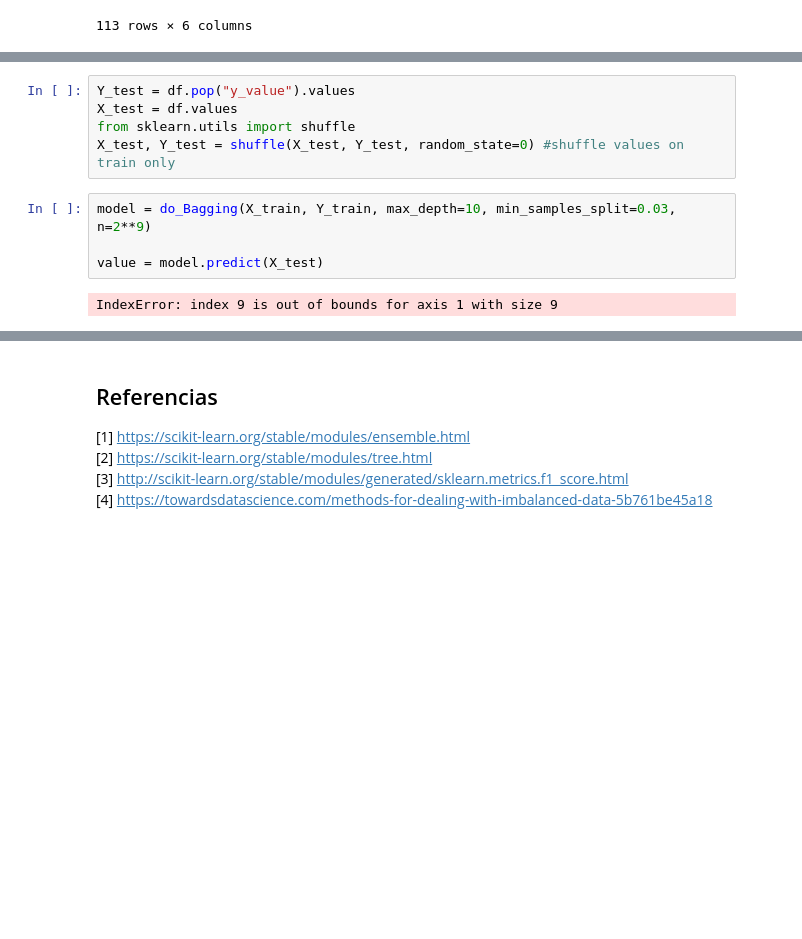
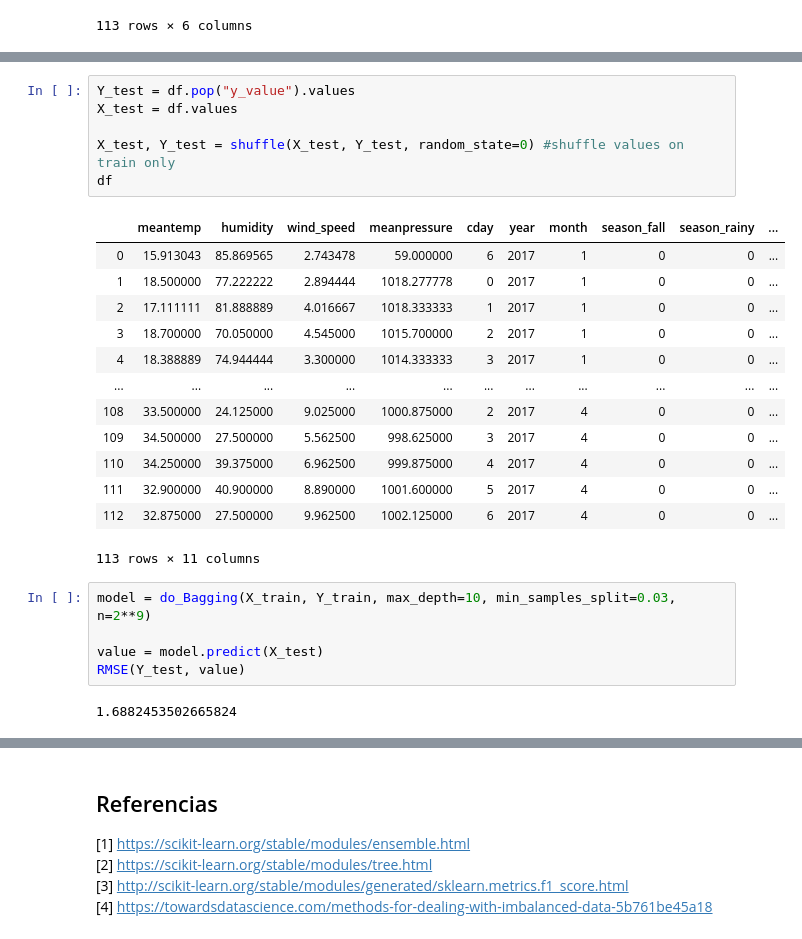
Before and after one commit to godinezseba/Tarea-3-MachineLearning, a Jupyter notebook: Seccion 1/Sección 1.ipynb, the cells around one changed output, grey strips where cells are left out. Cells and saved outputs as stored; diff of their text form; blank space fills up the shorter version.

```diff
--- a/Seccion 1/Sección 1.ipynb
+++ b/Seccion 1/Sección 1.ipynb
@@ -495,11 +500,27 @@ df
 # %%
 Y_test = df.pop("y_value").values
 X_test = df.values
-from sklearn.utils import shuffle
+
 X_test, Y_test = shuffle(X_test, Y_test, random_state=0) #shuffle values on train only
+df
+# %% [output]
+|  | meantemp | humidity | wind_speed | meanpressure | cday | year | month | season_fall | season_rainy | ... |
+| 0 | 15.913043 | 85.869565 | 2.743478 | 59.000000 | 6 | 2017 | 1 | 0 | 0 | ... |
+| 1 | 18.500000 | 77.222222 | 2.894444 | 1018.277778 | 0 | 2017 | 1 | 0 | 0 | ... |
+| 2 | 17.111111 | 81.888889 | 4.016667 | 1018.333333 | 1 | 2017 | 1 | 0 | 0 | ... |
+| 3 | 18.700000 | 70.050000 | 4.545000 | 1015.700000 | 2 | 2017 | 1 | 0 | 0 | ... |
+| 4 | 18.388889 | 74.944444 | 3.300000 | 1014.333333 | 3 | 2017 | 1 | 0 | 0 | ... |
+| ... | ... | ... | ... | ... | ... | ... | ... | ... | ... | ... |
+| 108 | 33.500000 | 24.125000 | 9.025000 | 1000.875000 | 2 | 2017 | 4 | 0 | 0 | ... |
+| 109 | 34.500000 | 27.500000 | 5.562500 | 998.625000 | 3 | 2017 | 4 | 0 | 0 | ... |
+| 110 | 34.250000 | 39.375000 | 6.962500 | 999.875000 | 4 | 2017 | 4 | 0 | 0 | ... |
+| 111 | 32.900000 | 40.900000 | 8.890000 | 1001.600000 | 5 | 2017 | 4 | 0 | 0 | ... |
+| 112 | 32.875000 | 27.500000 | 9.962500 | 1002.125000 | 6 | 2017 | 4 | 0 | 0 | ... |
+113 rows × 11 columns
 # %%
 model = do_Bagging(X_train, Y_train, max_depth=10, min_samples_split=0.03, n=2**9)
 
 value = model.predict(X_test)
+RMSE(Y_test, value)
 # %% [output]
-IndexError: index 9 is out of bounds for axis 1 with size 9
+1.6882453502665824
```
Also changed, not shown: parts of 12 cells of this notebook.
